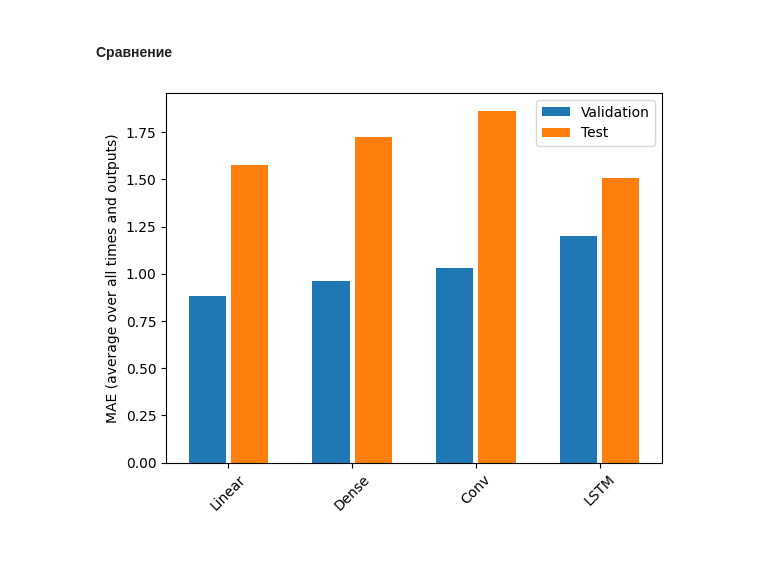
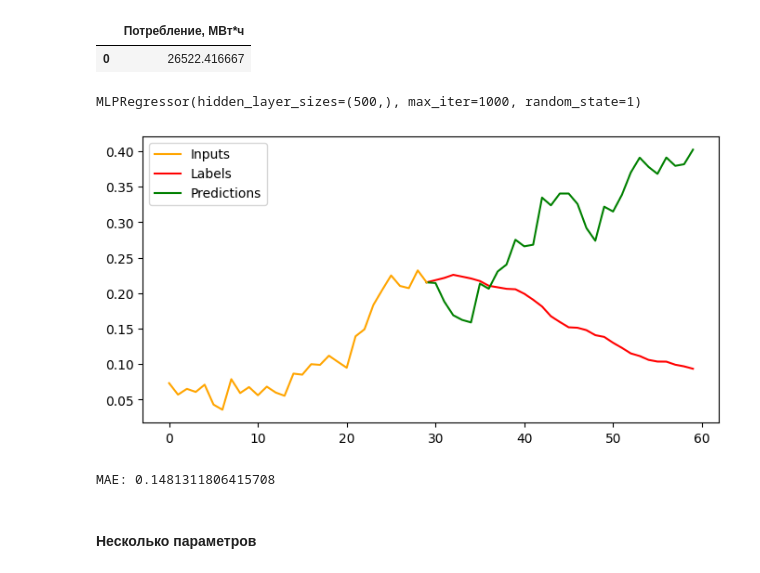
Before and after one commit to Noxell-zs/Energo, a Jupyter notebook: Example2.ipynb, the cells around one changed output. Saved outputs shown, nothing was run; the diff lists cells and outputs as text; code cells hidden in the pictures.

```diff
--- a/Example2.ipynb
+++ b/Example2.ipynb
@@ -554,19 +103,0 @@ multi_window.plot(multi_lstm_model)
-# %% [markdown]
-#### Сравнение
-# %%
-x = np.arange(len(multi_performance))
-width = 0.3
-
-metric_name = 'mean_absolute_error'
-metric_index = multi_lstm_model.metrics_names.index('mean_absolute_error')
-val_mae = [v[metric_index] for v in multi_val_performance.values()]
-test_mae = [v[metric_index] for v in multi_performance.values()]
-
-plt.bar(x - 0.17, val_mae, width, label='Validation')
-plt.bar(x + 0.17, test_mae, width, label='Test')
-plt.xticks(ticks=x, labels=multi_performance.keys(),
-           rotation=45)
-plt.ylabel(f'MAE (average over all times and outputs)')
-_ = plt.legend()
-# %% [output]
-[figure, removed]
@@ -572,0 +112,6 @@ _ = plt.legend()
+# %%
+energo_d = pd.DataFrame(d)
+energo_d.head(1)
+# %% [output]
+|  | Потребление, МВт*ч |
+| 0 | 26522.416667 |
@@ -572,0 +142,31 @@ _ = plt.legend()
+# %%
+g_model.fit(gr_train_x, train_y)
+# %% [output]
+MLPRegressor(hidden_layer_sizes=(500,), max_iter=1000, random_state=1)
+# %%
+series = scaler.transform(old)[-preemption:].T.tolist()
+# %%
+for _ in tqdm.tqdm(range(30)):
+    s = np.array([i[-preemption:] for i in series]).reshape(-1)
+    series[-1].append(g_model.predict([s])[0])
+# %%
+y_true = [i[-1] for i in scaler.transform(energo_d.iloc[-30-preemption:])]
+# %%
+r1 = np.array(range(len(y_true[:preemption])))
+r2 = np.array(range(len(y_true[:preemption])-1, len(y_true)))
+
+plt.figure(figsize=(8,4))
+plt.plot(r1, y_true[:preemption], zorder=10, color='orange', label='Inputs')
+plt.plot(r2, series[-1][preemption-1:], color='red', label='Labels')
+plt.plot(r2, y_true[preemption-1:], color='green', label='Predictions')
+_ = plt.legend()
+
+plt.show()
+# %% [output]
+[figure, added]
+# %%
+print("MAE:", abs(np.array(series[-1][preemption:]) - np.array(y_true[preemption:])).mean())
+# %% [output]
+MAE: 0.1481311806415708
+# %% [markdown]
+#### Несколько параметров
```
Also changed, not shown: parts of 103 cells of this notebook, 2 other files.
